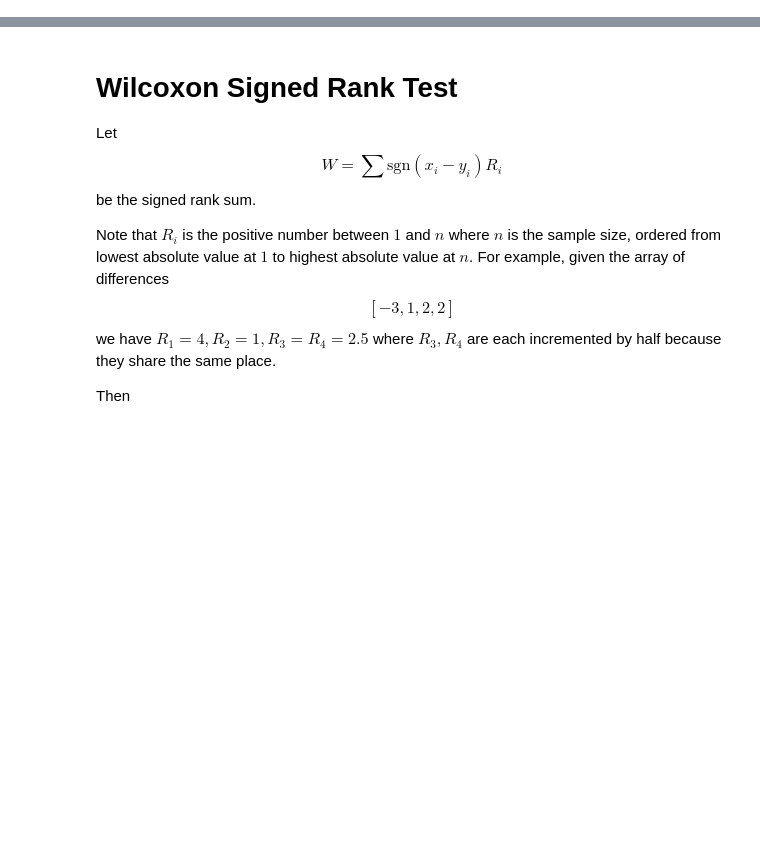
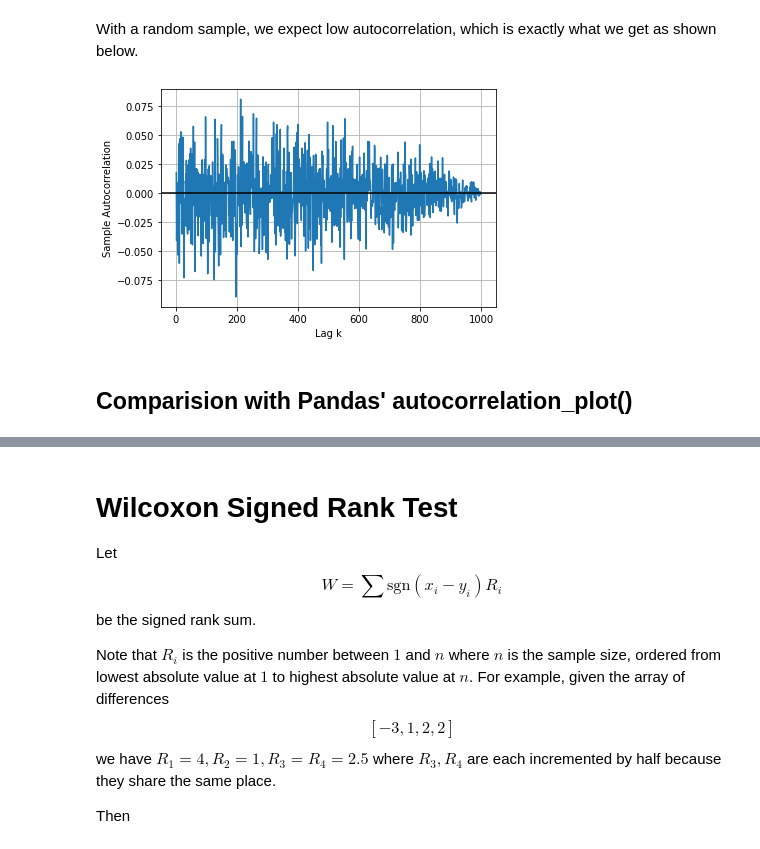
Before and after one commit to silpian/stat-tests, a Jupyter notebook: stat_functions.ipynb, the cells around one changed output, grey strips where cells are left out. Saved outputs shown, nothing was run; the diff lists cells and outputs as text; code cells hidden in the pictures; blank space fills up the shorter version.

```diff
--- a/stat_functions.ipynb
+++ b/stat_functions.ipynb
@@ -5,0 +71,9 @@ import math
+# %% [markdown]
+With a random sample, we expect low autocorrelation, which is exactly what we get as shown below.
+# %%
+random_sample = np.random.default_rng().standard_normal(1000)
+plot_acf(random_sample)
+# %% [output]
+[figure, added]
+# %% [markdown]
+## Comparision with Pandas' autocorrelation_plot()
```
Also changed, not shown: parts of 16 cells of this notebook, 1 other file.
